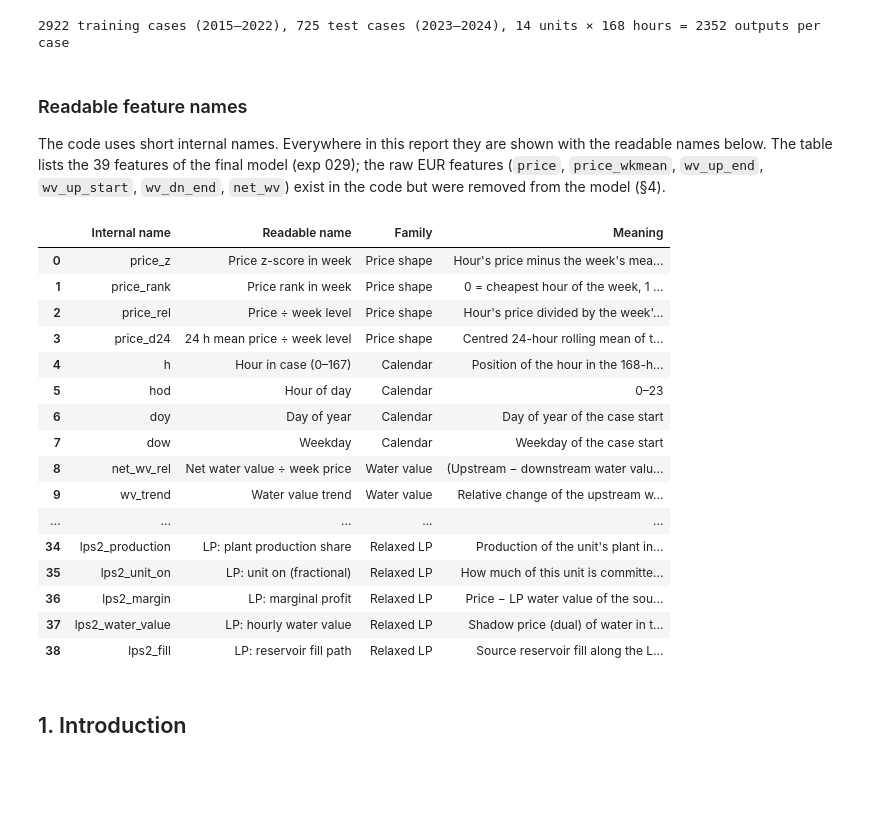
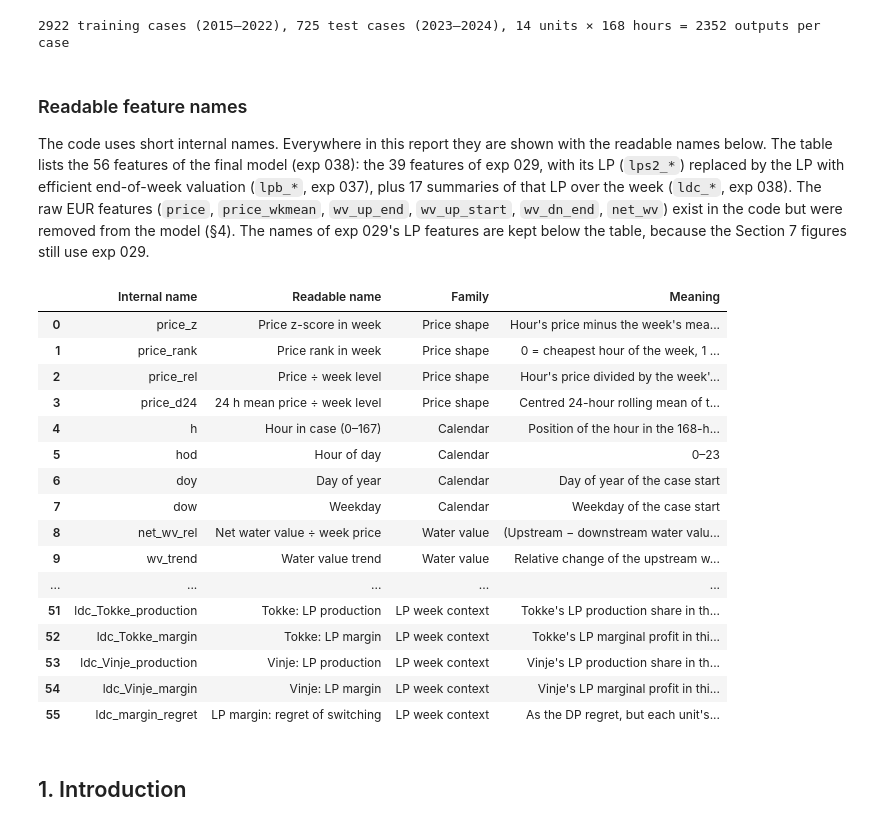
Before and after one commit to idatomine/Women-in-AI-tdt4173, a Jupyter notebook: Report.ipynb, the cells around one changed output. Drawn from its saved outputs; the diff is of its cells as text; code cells hidden in the pictures; blank space fills up the shorter version.

```diff
--- a/Report.ipynb
+++ b/Report.ipynb
@@ -121,9 +121,12 @@ print(f"{data.n_train} training cases (2015–2022), {data.n_cases - data.n_trai
 ### Readable feature names
 
 The code uses short internal names. Everywhere in this report they are shown with the readable
-names below. The table lists the 39 features of the final model (exp 029); the raw EUR
-features (`price`, `price_wkmean`, `wv_up_end`, `wv_up_start`, `wv_dn_end`, `net_wv`) exist in
-the code but were removed from the model (§4).
+names below. The table lists the 56 features of the final model (exp 038): the 39 features of exp 029, with
+its LP (`lps2_*`) replaced by the LP with efficient end-of-week valuation (`lpb_*`, exp 037), plus
+17 summaries of that LP over the week (`ldc_*`, exp 038). The raw EUR features (`price`,
+`price_wkmean`, `wv_up_end`, `wv_up_start`, `wv_dn_end`, `net_wv`) exist in the code but were
+removed from the model (§4). The names of exp 029's LP features are kept below the table, because
+the Section 7 figures still use exp 029.
 # %%
 FEATURES = {  # internal name: (readable name, feature family, what it measures)
     # Price shape within the case week
@@ -158,46 +161,67 @@ FEATURES = {  # internal name: (readable name, feature family, what it measures)
     "next_week_price": ("Next week's price ÷ this week's", "Scarcity", "Is it better to save water for next week?"),
     # Whole-week economics
     "profitable_share": ("Share of profitable hours", "Week economics", "Share of the week's hours where price > upstream water value"),
     "positive_margin": ("Summed positive margin", "Week economics", "Sum of the positive margins over the week, scaled"),
     # Dynamic programme per plant
     "dp_on_x1": ("DP: unit on", "Dynamic programme", "Unit is on in the plant's most profitable on/off path (start cost ×1)"),
     "dp_gap_x1": ("DP: regret of switching", "Dynamic programme", "How much profit is lost by taking the opposite decision this hour (×1)"),
     "dp_units_x1": ("DP: share of plant units on", "Dynamic programme", "Units on in the best path ÷ units at the plant (×1)"),
     "dp_on_x10": ("DP: unit on (10× start cost)", "Dynamic programme", "As above with 10× start costs (more persistent path)"),
     "dp_gap_x10": ("DP: regret (10× start cost)", "Dynamic programme", "As above with 10× start costs"),
     "dp_units_x10": ("DP: units on (10× start cost)", "Dynamic programme", "As above with 10× start costs"),
     # Tokke–Vinje coupling
     "partner_dp_units": ("Partner plant: DP units on", "Tokke–Vinje coupling", "For Tokke units: Vinje's DP schedule, and vice versa (empty for other units)"),
     "partner_dp_gap": ("Partner plant: DP regret", "Tokke–Vinje coupling", "The partner plant's DP regret"),
     "partner_margin": ("Partner plant: margin", "Tokke–Vinje coupling", "The partner plant's price − water value margin"),
-    # Relaxed LP of the whole watercourse
-    "lps2_production": ("LP: plant production share", "Relaxed LP", "Production of the unit's plant in the LP solution ÷ plant capacity"),
-    "lps2_unit_on": ("LP: unit on (fractional)", "Relaxed LP", "How much of this unit is committed in the LP (0–1), following the plant's priority order"),
-    "lps2_margin": ("LP: marginal profit", "Relaxed LP", "Price − LP water value of the source reservoir + LP water value of the target reservoir"),
-    "lps2_water_value": ("LP: hourly water value", "Relaxed LP", "Shadow price (dual) of water in the source reservoir at that hour"),
-    "lps2_fill": ("LP: reservoir fill path", "Relaxed LP", "Source reservoir fill along the LP's optimal trajectory"),
+    # Relaxed LP of the whole watercourse, end-of-week water valued at the most efficient production segment (exp 037)
+    "lpb_production": ("LP: plant production share", "Relaxed LP", "Production of the unit's plant in the LP solution ÷ plant capacity"),
+    "lpb_unit_on": ("LP: unit on (fractional)", "Relaxed LP", "How much of this unit is committed in the LP (0–1), following the plant's priority order"),
+    "lpb_margin": ("LP: marginal profit", "Relaxed LP", "Price − LP water value of the source reservoir + LP water value of the target reservoir"),
+    "lpb_water_value": ("LP: hourly water value", "Relaxed LP", "Shadow price (dual) of water in the source reservoir at that hour"),
+    "lpb_fill": ("LP: reservoir fill path", "Relaxed LP", "Source reservoir fill along the LP's optimal trajectory"),
+    # The LP over the whole week (exp 038): context for the hour, from the LP's own outputs above
+    "ldc_on_mean6": ("LP unit on, 6 h mean", "LP week context", "Rolling mean of the LP's unit on over the 6 hours around this hour"),
+    "ldc_on_mean24": ("LP unit on, 24 h mean", "LP week context", "Rolling mean of the LP's unit on over the 24 hours around this hour"),
+    "ldc_on_week": ("LP unit on, week mean", "LP week context", "Share of the week this unit is on in the LP"),
+    "ldc_on_min": ("LP unit on, week minimum", "LP week context", "Lowest LP unit on in the week (1 = the LP never turns it off)"),
+    "ldc_on_max": ("LP unit on, week maximum", "LP week context", "Highest LP unit on in the week (0 = the LP never turns it on)"),
+    "ldc_margin_mean6": ("LP margin, 6 h mean", "LP week context", "Rolling mean of the LP marginal profit over the 6 hours around this hour"),
+    "ldc_margin_mean24": ("LP margin, 24 h mean", "LP week context", "Rolling mean of the LP marginal profit over the 24 hours around this hour"),
+    "ldc_margin_week": ("LP margin, week mean", "LP week context", "Mean LP marginal profit over the week"),
+    "ldc_margin_min": ("LP margin, week minimum", "LP week context", "Lowest LP marginal profit in the week"),
+    "ldc_margin_max": ("LP margin, week maximum", "LP week context", "Highest LP marginal profit in the week"),
+    "ldc_margin_positive": ("Share of hours with LP margin > 0", "LP week context", "Share of the week's hours where the LP marginal profit is positive"),
+    "ldc_production_week": ("LP plant production, week mean", "LP week context", "Mean production share of the unit's plant in the LP over the week"),
+    "ldc_Tokke_production": ("Tokke: LP production", "LP week context", "Tokke's LP production share in this hour, given to every unit"),
+    "ldc_Tokke_margin": ("Tokke: LP margin", "LP week context", "Tokke's LP marginal profit in this hour, given to every unit"),
+    "ldc_Vinje_production": ("Vinje: LP production", "LP week context", "Vinje's LP production share in this hour, given to every unit"),
+    "ldc_Vinje_margin": ("Vinje: LP margin", "LP week context", "Vinje's LP marginal profit in this hour, given to every unit"),
+    "ldc_margin_regret": ("LP margin: regret of switching", "LP week context", "As the DP regret, but each unit's on/off path is found on the LP marginal profit (with start costs); in hours of full-output margin, clipped to ±50"),
 }
-label = lambda name: FEATURES.get(name, (name,))[0]
-family = lambda name: FEATURES.get(name, (None, "Other"))[1]
+# exp 029's LP (end-of-week water valued at full-load efficiency): not in the final model, but the Section 7 figures still use exp 029
+FEATURES_029_LP = {name.replace("lpb_", "lps2_"): FEATURES[name] for name in FEATURES if name.startswith("lpb_")}
+NAMES = {**FEATURES, **FEATURES_029_LP}
+label = lambda name: NAMES.get(name, (name,))[0]
+family = lambda name: NAMES.get(name, (None, "Other"))[1]
 show_table(pd.DataFrame([(k, *v) for k, v in FEATURES.items()], columns=["Internal name", "Readable name", "Family", "Meaning"]), "A.1", columns="p{2.6cm}p{3.6cm}p{2.4cm}p{5.6cm}", long=True)
 # %% [output]
 |  | Internal name | Readable name | Family | Meaning |
 | 0 | price_z | Price z-score in week | Price shape | Hour's price minus the week's mea... |
 | 1 | price_rank | Price rank in week | Price shape | 0 = cheapest hour of the week, 1 ... |
 | 2 | price_rel | Price ÷ week level | Price shape | Hour's price divided by the week'... |
 | 3 | price_d24 | 24 h mean price ÷ week level | Price shape | Centred 24-hour rolling mean of t... |
 | 4 | h | Hour in case (0–167) | Calendar | Position of the hour in the 168-h... |
 | 5 | hod | Hour of day | Calendar | 0–23 |
 | 6 | doy | Day of year | Calendar | Day of year of the case start |
 | 7 | dow | Weekday | Calendar | Weekday of the case start |
 | 8 | net_wv_rel | Net water value ÷ week price | Water value | (Upstream − downstream water valu... |
 | 9 | wv_trend | Water value trend | Water value | Relative change of the upstream w... |
 | ... | ... | ... | ... | ... |
-| 34 | lps2_production | LP: plant production share | Relaxed LP | Production of the unit's plant in... |
-| 35 | lps2_unit_on | LP: unit on (fractional) | Relaxed LP | How much of this unit is committe... |
-| 36 | lps2_margin | LP: marginal profit | Relaxed LP | Price − LP water value of the sou... |
-| 37 | lps2_water_value | LP: hourly water value | Relaxed LP | Shadow price (dual) of water in t... |
-| 38 | lps2_fill | LP: reservoir fill path | Relaxed LP | Source reservoir fill along the L... |
+| 51 | ldc_Tokke_production | Tokke: LP production | LP week context | Tokke's LP production share in th... |
+| 52 | ldc_Tokke_margin | Tokke: LP margin | LP week context | Tokke's LP marginal profit in thi... |
+| 53 | ldc_Vinje_production | Vinje: LP production | LP week context | Vinje's LP production share in th... |
+| 54 | ldc_Vinje_margin | Vinje: LP margin | LP week context | Vinje's LP marginal profit in thi... |
+| 55 | ldc_margin_regret | LP margin: regret of switching | LP week context | As the DP regret, but each unit's... |
 # %% [markdown]
 ## 1. Introduction
 # %% [markdown]
```
Also changed, not shown: parts of 3 cells of this notebook, 3 other files.
